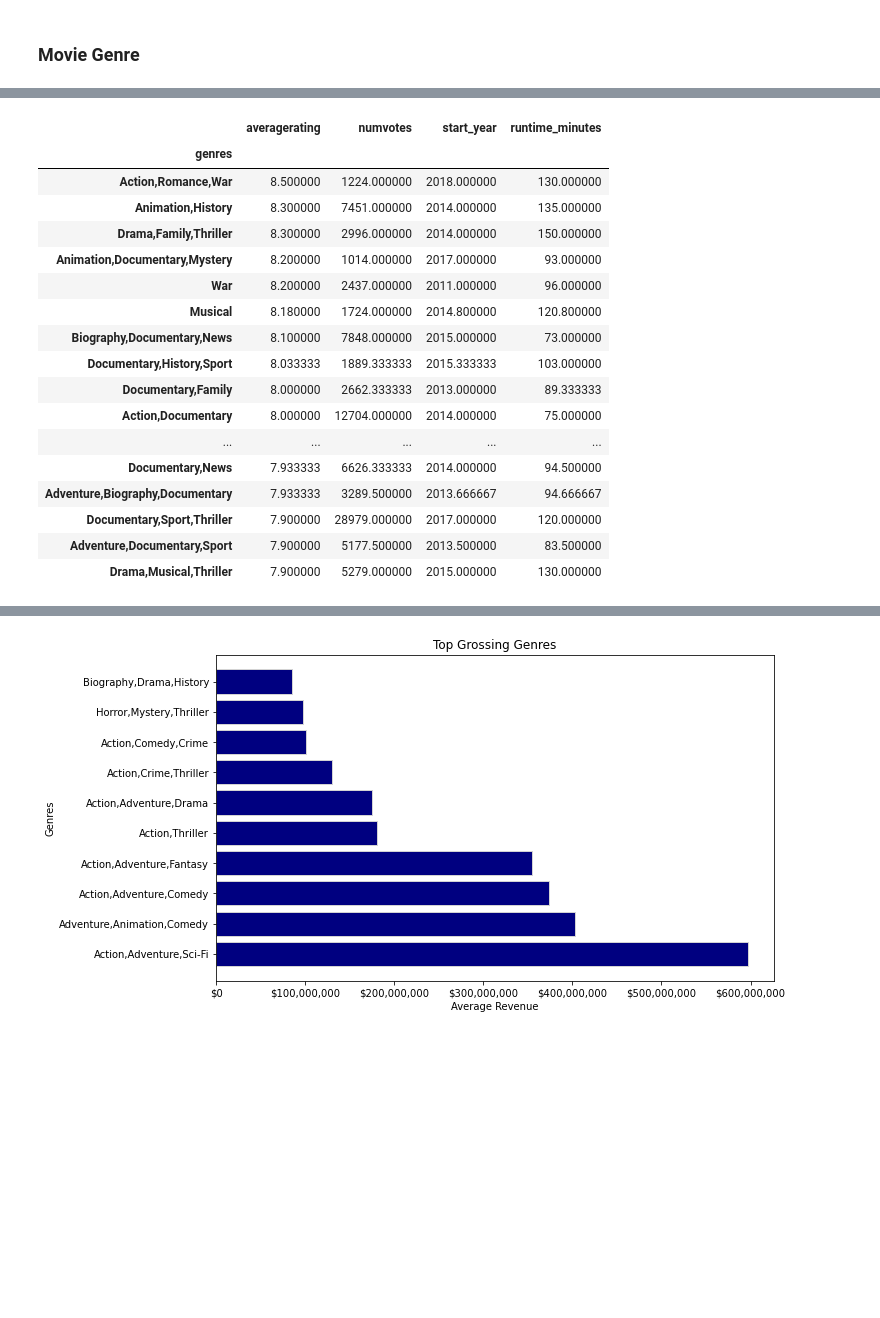
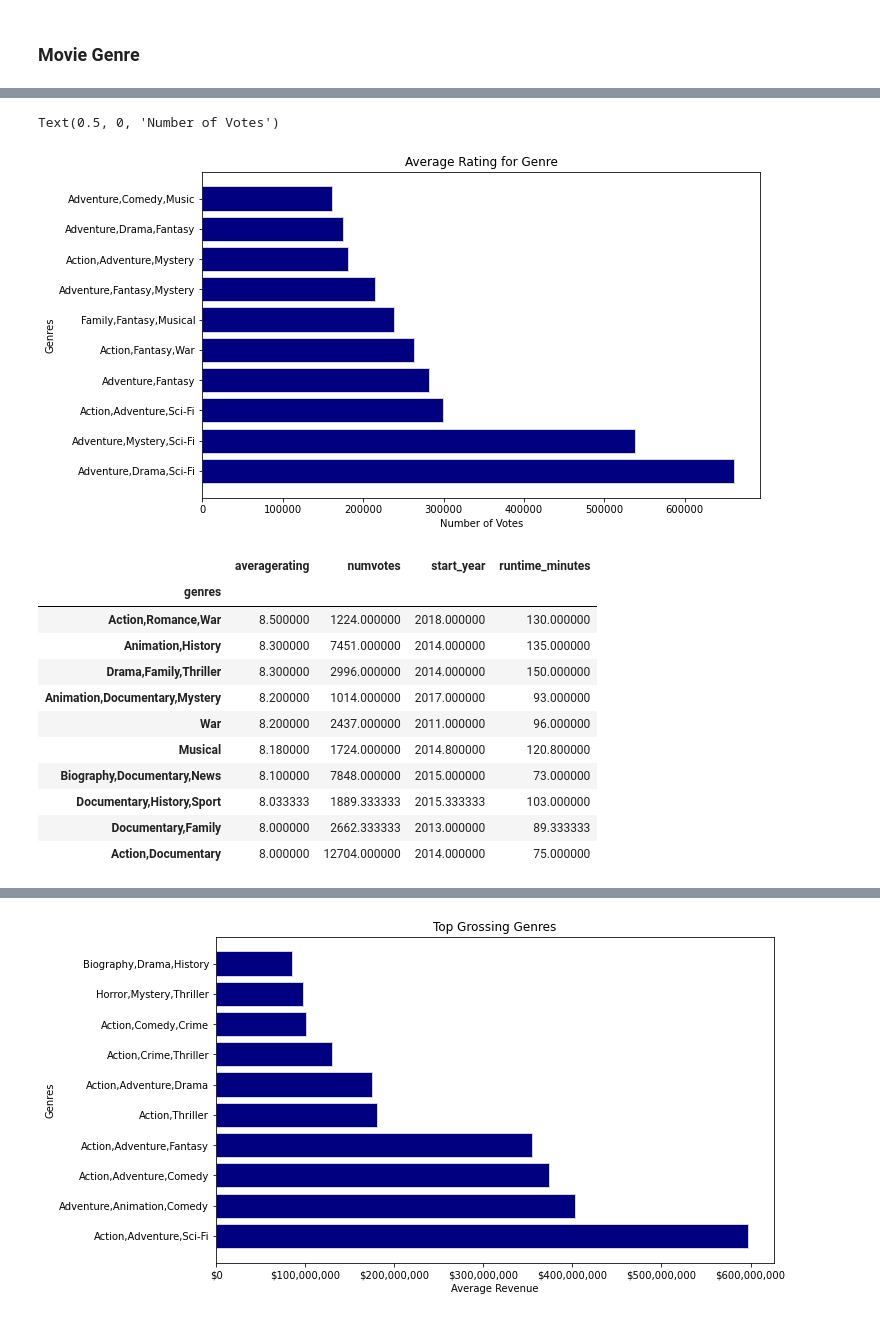
Before and after one commit to xiaohua-su/Film-Analysis, a Jupyter notebook: Analysis_of_Films.ipynb, the cells around one changed output, grey strips where cells are left out. Saved outputs shown, nothing was run; the diff lists cells and outputs as text; code cells hidden in the pictures; blank space fills up the shorter version.

Commit message:
Addition of markdown cell and graphs

```diff
--- a/Analysis_of_Films.ipynb
+++ b/Analysis_of_Films.ipynb
@@ -402,24 +421,30 @@ No clue what how to say what we did in the cell below and why.
+# %%
+fig, ax = plt.subplots(figsize=(10,6))
+
+ax.barh(y=genres_numvotes.index, width=genres_numvotes['numvotes'], color="navy", edgecolor="lightgrey")
+ax.set_title('Average Rating for Genre')
+ax.set_ylabel('Genres')
+ax.set_xlabel('Number of Votes')
+# %% [output]
+Text(0.5, 0, 'Number of Votes')
+[figure, added]
 # %%
 #genres vs averagerating
-genres_average_rating = sql_df.groupby(['genres']).mean(['averagerating']).sort_values(['averagerating'], ascending=False).head(20)
+genres_average_rating = sql_df.groupby(['genres']).mean(['averagerating']).sort_values(['averagerating'], ascending=False).head(10)
 genres_average_rating
 #Low vote counts can skew the rating much more
+#This code was used to determine the cut off limit for our sql data using 1000 for numvotes above.
+#We didn't use averagerating or numvotes to measure success because it was difficult to make a reccomendation.
 # %% [output]
 |  | averagerating | numvotes | start_year | runtime_minutes |
 | genres |  |  |  |  |
 | Action,Romance,War | 8.500000 | 1224.000000 | 2018.000000 | 130.000000 |
 | Animation,History | 8.300000 | 7451.000000 | 2014.000000 | 135.000000 |
 | Drama,Family,Thriller | 8.300000 | 2996.000000 | 2014.000000 | 150.000000 |
 | Animation,Documentary,Mystery | 8.200000 | 1014.000000 | 2017.000000 | 93.000000 |
 | War | 8.200000 | 2437.000000 | 2011.000000 | 96.000000 |
 | Musical | 8.180000 | 1724.000000 | 2014.800000 | 120.800000 |
 | Biography,Documentary,News | 8.100000 | 7848.000000 | 2015.000000 | 73.000000 |
 | Documentary,History,Sport | 8.033333 | 1889.333333 | 2015.333333 | 103.000000 |
 | Documentary,Family | 8.000000 | 2662.333333 | 2013.000000 | 89.333333 |
 | Action,Documentary | 8.000000 | 12704.000000 | 2014.000000 | 75.000000 |
-| ... | ... | ... | ... | ... |
-| Documentary,News | 7.933333 | 6626.333333 | 2014.000000 | 94.500000 |
-| Adventure,Biography,Documentary | 7.933333 | 3289.500000 | 2013.666667 | 94.666667 |
-| Documentary,Sport,Thriller | 7.900000 | 28979.000000 | 2017.000000 | 120.000000 |
-| Adventure,Documentary,Sport | 7.900000 | 5177.500000 | 2013.500000 | 83.500000 |
-| Drama,Musical,Thriller | 7.900000 | 5279.000000 | 2015.000000 | 130.000000 |
```
Also changed, not shown: parts of 4 cells of this notebook.
